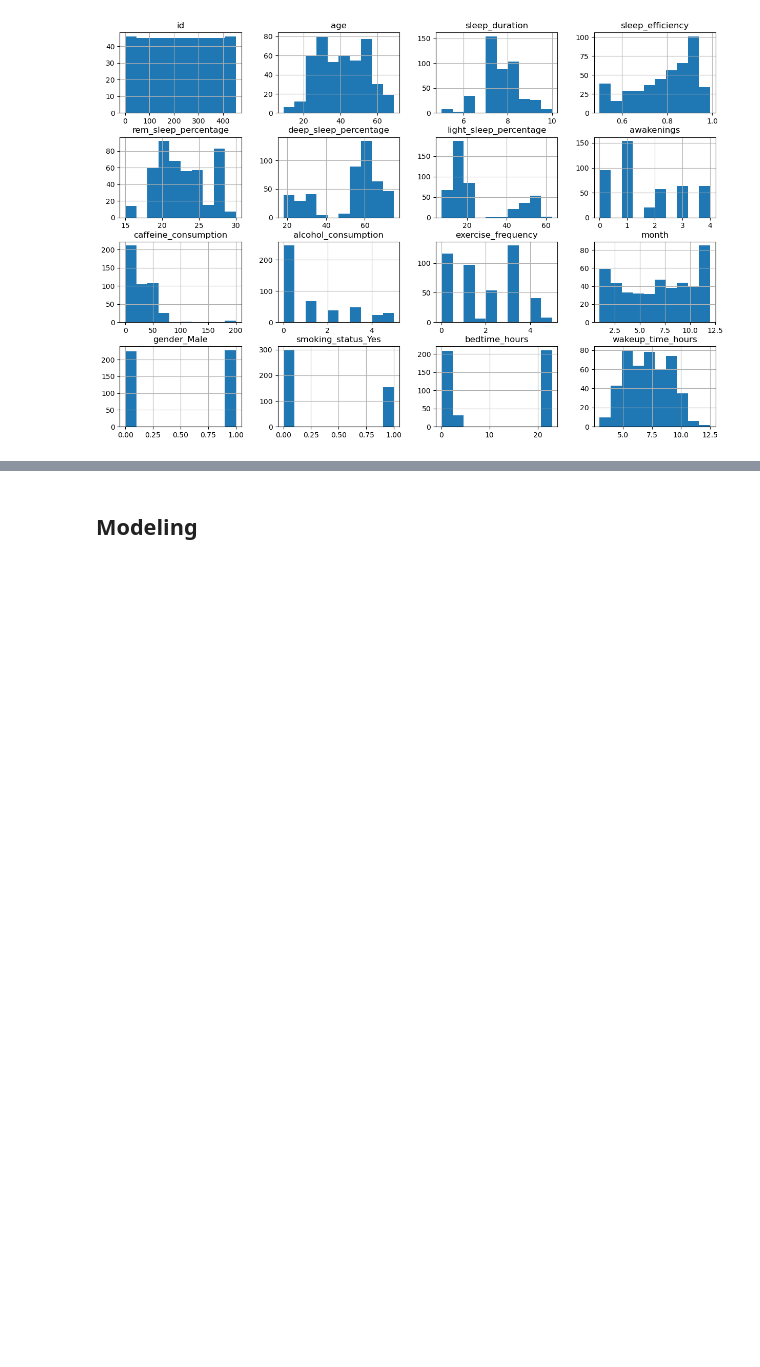
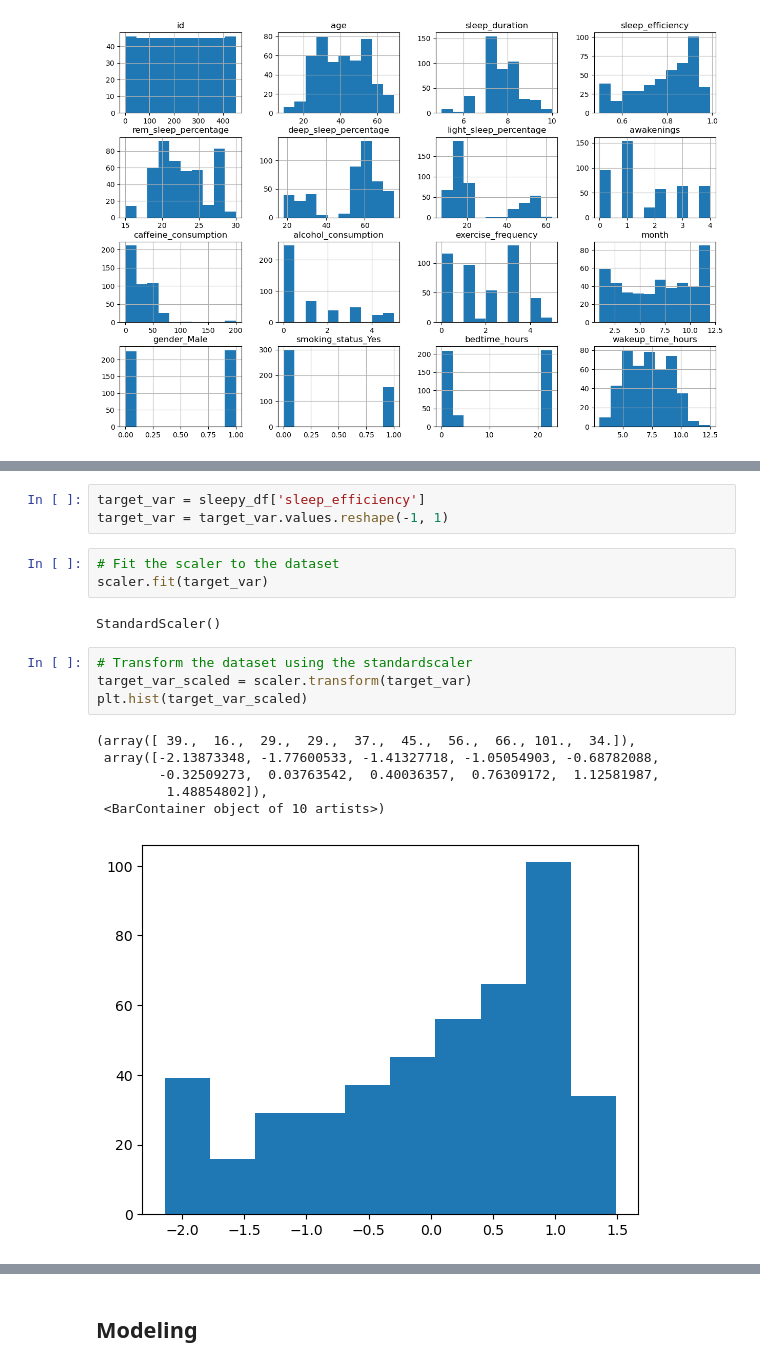
Before and after one commit to jagiussani/MidtermProject_Angelica_Juan, a Jupyter notebook: JAG_MTP_EDA_and_Data_Cleaning.ipynb, the cells around one changed output, grey strips where cells are left out. Cells and saved outputs as stored; diff of their text form; blank space fills up the shorter version.

```diff
--- a/JAG_MTP_EDA_and_Data_Cleaning.ipynb
+++ b/JAG_MTP_EDA_and_Data_Cleaning.ipynb
@@ -441,0 +422,19 @@ sns.histplot(target_var_scaled2)
+# %%
+target_var = sleepy_df['sleep_efficiency']
+target_var = target_var.values.reshape(-1, 1)
+# %%
+# Fit the scaler to the dataset
+scaler.fit(target_var)
+# %% [output]
+StandardScaler()
+# %%
+# Transform the dataset using the standardscaler
+target_var_scaled = scaler.transform(target_var)
+plt.hist(target_var_scaled)
+# %% [output]
+(array([ 39.,  16.,  29.,  29.,  37.,  45.,  56.,  66., 101.,  34.]),
+ array([-2.13873348, -1.77600533, -1.41327718, -1.05054903, -0.68782088,
+        -0.32509273,  0.03763542,  0.40036357,  0.76309172,  1.12581987,
+         1.48854802]),
+ <BarContainer object of 10 artists>)
+[figure, added]
```
Also changed, not shown: parts of 35 cells of this notebook.
